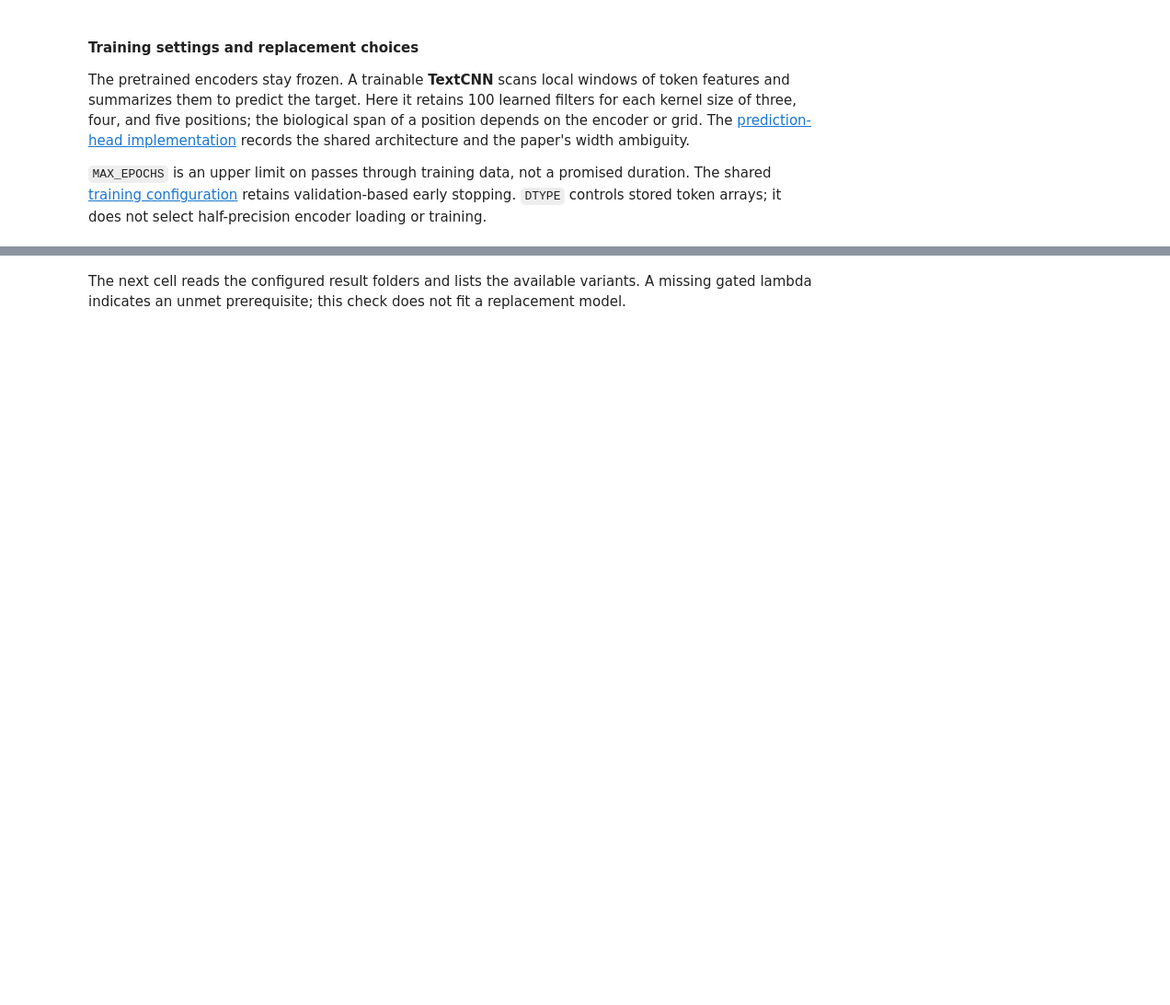
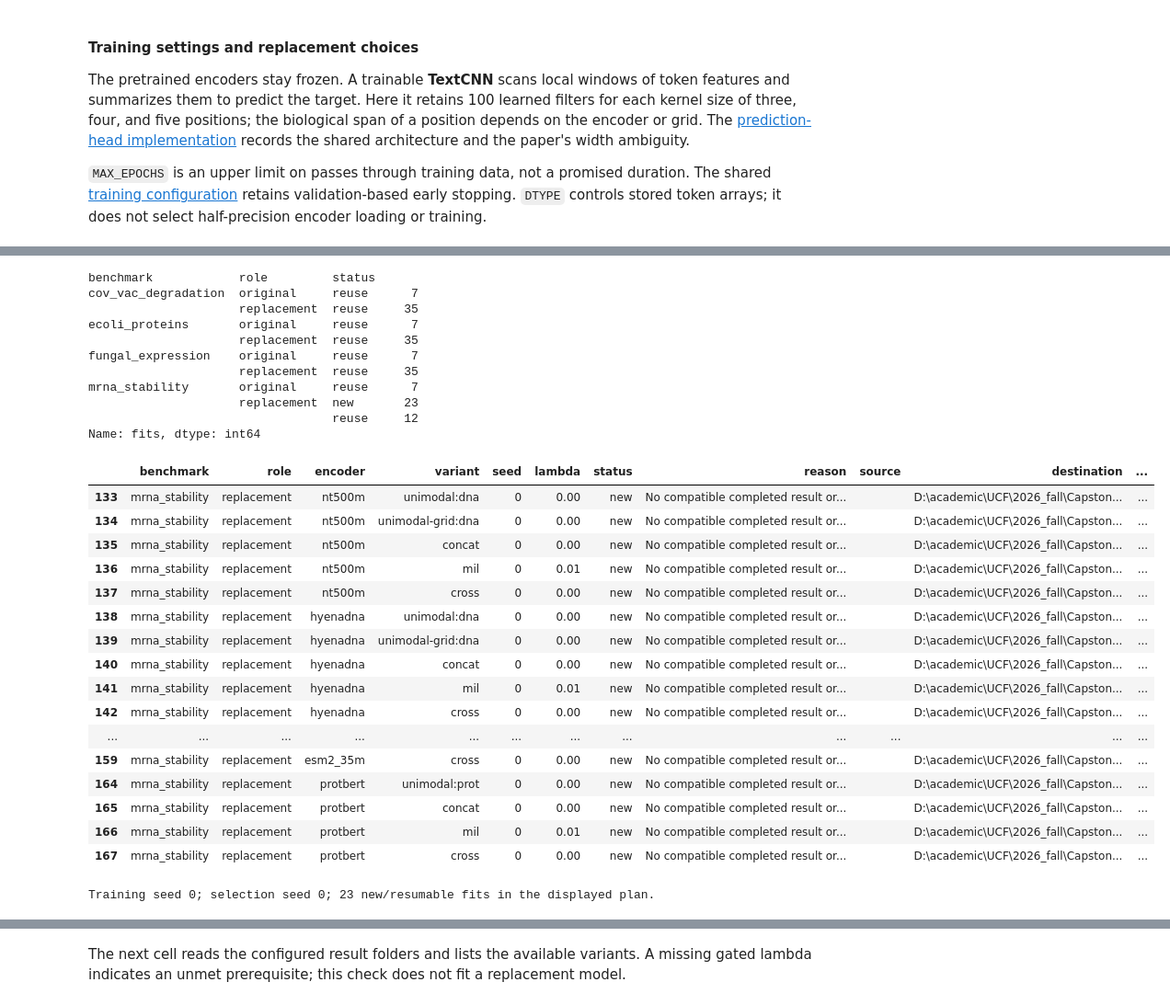
Before and after one commit to jtmckinley4/multimodal-bio-fusion, a Jupyter notebook: Code/stage4/tier2_encoder_swaps.ipynb, the cells around one changed output, grey strips where cells are left out. Shown at 92% size. Cells and saved outputs as stored; diff of their text form; code cells hidden in the pictures; blank space fills up the shorter version.

```diff
--- a/Code/stage4/tier2_encoder_swaps.ipynb
+++ b/Code/stage4/tier2_encoder_swaps.ipynb
@@ -244,3 +258,78 @@ def required_encoders(key):
+# %%
+# Plan every requested fit before extraction. Reuse actual saved paths, including
+# compatible historical names; a missing result is different from a conflicting file.
+def execution_plan(key):
+    """Use the same preflight before extraction and immediately before fitting."""
+    return swap_plan.plan_benchmark(
+        benchmark=key,
+        config=vars(train.TrainConfig(
+            batch_size=BATCH_SIZE, max_epochs=MAX_EPOCHS, channels=CHANNELS,
+            tconv=TCONV, seed=SEED,
+        )),
+        selection_seed=SELECTION_SEED,
+        original_encoders=ORIGINAL,
+        original_folders=ORIGINAL_RESULTS[key],
+        original_destination=CODE_DIR / "stage4" / "results" / "phaseA" / key,
+        swaps=[(m, e, tokens.grid_resolution(e) != "codon") for m, e in swaps_for(key)],
+        swap_root=RESULTS_ROOT / key,
+        checkpoint_validator=None if READ_SAVED_RESULTS else train.checkpoint_preflight,
+    )
+
+
+FIT_PLANS = {key: execution_plan(key) for key in BENCHMARKS}
+fit_inventory = pd.DataFrame([row for plan in FIT_PLANS.values() for row in plan.rows()])
+if not fit_inventory.empty:
+    display(fit_inventory.groupby(["benchmark", "role", "status"]).size().rename("fits"))
+    display(fit_inventory.loc[fit_inventory["status"] != "reuse"])
+for key, plan in FIT_PLANS.items():
+    for issue in plan.issues:
+        print(f"{key}: {issue}")
+
+if not READ_SAVED_RESULTS:
+    # Stop the entire request before expensive work if any comparison is blocked.
+    for plan in FIT_PLANS.values():
+        plan.require_ready()
+
+PENDING_RUNS = [
+    run for plan in FIT_PLANS.values() for run in plan.runs
+    if run.status in ("new", "resume")
+]
+PENDING_CACHE_KEYS = {
+    (run.benchmark, encoder_key)
+    for run in PENDING_RUNS for encoder_key in run.encoders.values()
+}
+print(f"Training seed {SEED}; selection seed {SELECTION_SEED}; "
+      f"{len(PENDING_RUNS)} new/resumable fits in the displayed plan.")
+# %% [output]
+benchmark            role         status
+cov_vac_degradation  original     reuse      7
+                     replacement  reuse     35
+ecoli_proteins       original     reuse      7
+                     replacement  reuse     35
+fungal_expression    original     reuse      7
+                     replacement  reuse     35
+mrna_stability       original     reuse      7
+                     replacement  new       23
+                                  reuse     12
+Name: fits, dtype: int64
+|  | benchmark | role | encoder | variant | seed | lambda | status | reason | source | destination | ... |
+| 133 | mrna_stability | replacement | nt500m | unimodal:dna | 0 | 0.00 | new | No compatible completed result or... |  | D:\academic\UCF\2026_fall\Capston... | ... |
+| 134 | mrna_stability | replacement | nt500m | unimodal-grid:dna | 0 | 0.00 | new | No compatible completed result or... |  | D:\academic\UCF\2026_fall\Capston... | ... |
+| 135 | mrna_stability | replacement | nt500m | concat | 0 | 0.00 | new | No compatible completed result or... |  | D:\academic\UCF\2026_fall\Capston... | ... |
+| 136 | mrna_stability | replacement | nt500m | mil | 0 | 0.01 | new | No compatible completed result or... |  | D:\academic\UCF\2026_fall\Capston... | ... |
+| 137 | mrna_stability | replacement | nt500m | cross | 0 | 0.00 | new | No compatible completed result or... |  | D:\academic\UCF\2026_fall\Capston... | ... |
+| 138 | mrna_stability | replacement | hyenadna | unimodal:dna | 0 | 0.00 | new | No compatible completed result or... |  | D:\academic\UCF\2026_fall\Capston... | ... |
+| 139 | mrna_stability | replacement | hyenadna | unimodal-grid:dna | 0 | 0.00 | new | No compatible completed result or... |  | D:\academic\UCF\2026_fall\Capston... | ... |
+| 140 | mrna_stability | replacement | hyenadna | concat | 0 | 0.00 | new | No compatible completed result or... |  | D:\academic\UCF\2026_fall\Capston... | ... |
+| 141 | mrna_stability | replacement | hyenadna | mil | 0 | 0.01 | new | No compatible completed result or... |  | D:\academic\UCF\2026_fall\Capston... | ... |
+| 142 | mrna_stability | replacement | hyenadna | cross | 0 | 0.00 | new | No compatible completed result or... |  | D:\academic\UCF\2026_fall\Capston... | ... |
+| ... | ... | ... | ... | ... | ... | ... | ... | ... | ... | ... | ... |
+| 159 | mrna_stability | replacement | esm2_35m | cross | 0 | 0.00 | new | No compatible completed result or... |  | D:\academic\UCF\2026_fall\Capston... | ... |
+| 164 | mrna_stability | replacement | protbert | unimodal:prot | 0 | 0.00 | new | No compatible completed result or... |  | D:\academic\UCF\2026_fall\Capston... | ... |
+| 165 | mrna_stability | replacement | protbert | concat | 0 | 0.00 | new | No compatible completed result or... |  | D:\academic\UCF\2026_fall\Capston... | ... |
+| 166 | mrna_stability | replacement | protbert | mil | 0 | 0.01 | new | No compatible completed result or... |  | D:\academic\UCF\2026_fall\Capston... | ... |
+| 167 | mrna_stability | replacement | protbert | cross | 0 | 0.00 | new | No compatible completed result or... |  | D:\academic\UCF\2026_fall\Capston... | ... |
+Training seed 0; selection seed 0; 23 new/resumable fits in the displayed plan.
 # %%
 planned = sum(len(swaps_for(k)) for k in BENCHMARKS)
 print(f"{planned} swap-benchmark pairs over {len(BENCHMARKS)} benchmarks, device {DEVICE}")
```
Also changed, not shown: parts of 32 cells of this notebook, 43 other files.
